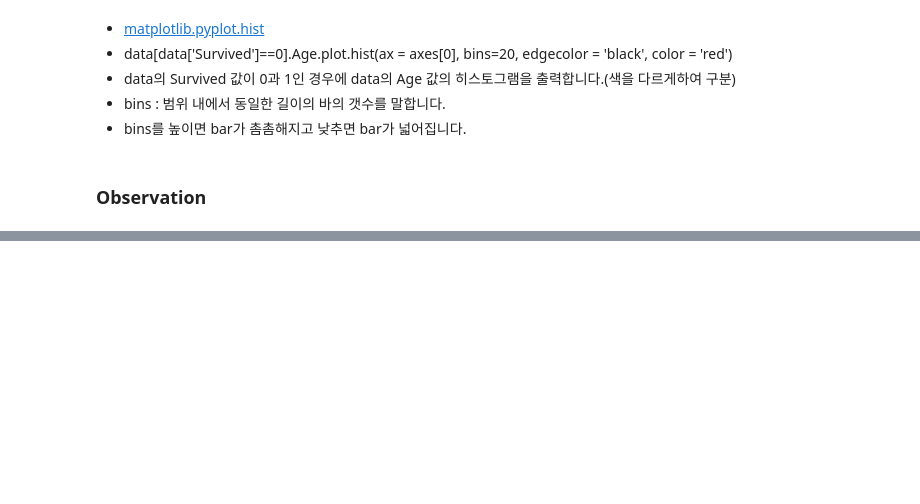
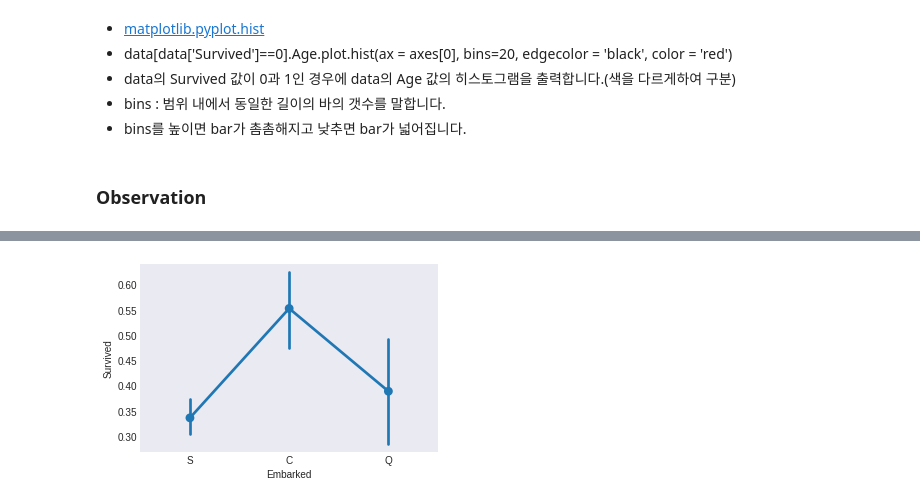
Before and after one commit to paul2522/Kaggle_Writing, a Jupyter notebook: 1/DieTanic.ipynb, the cells around one changed output, grey strips where cells are left out. Saved outputs shown, nothing was run; the diff lists cells and outputs as text; code cells hidden in the pictures; blank space fills up the shorter version.

```diff
--- a/1/DieTanic.ipynb
+++ b/1/DieTanic.ipynb
@@ -467,0 +512,6 @@ plt.show()
+# %%
+sns.catplot('Embarked', 'Survived', data = data, kind = 'point', height = 3.3, aspect = 1.5)
+
+plt.show()
+# %% [output]
+[figure, added]
```
Also changed, not shown: parts of 140 cells of this notebook, 1 other file.
